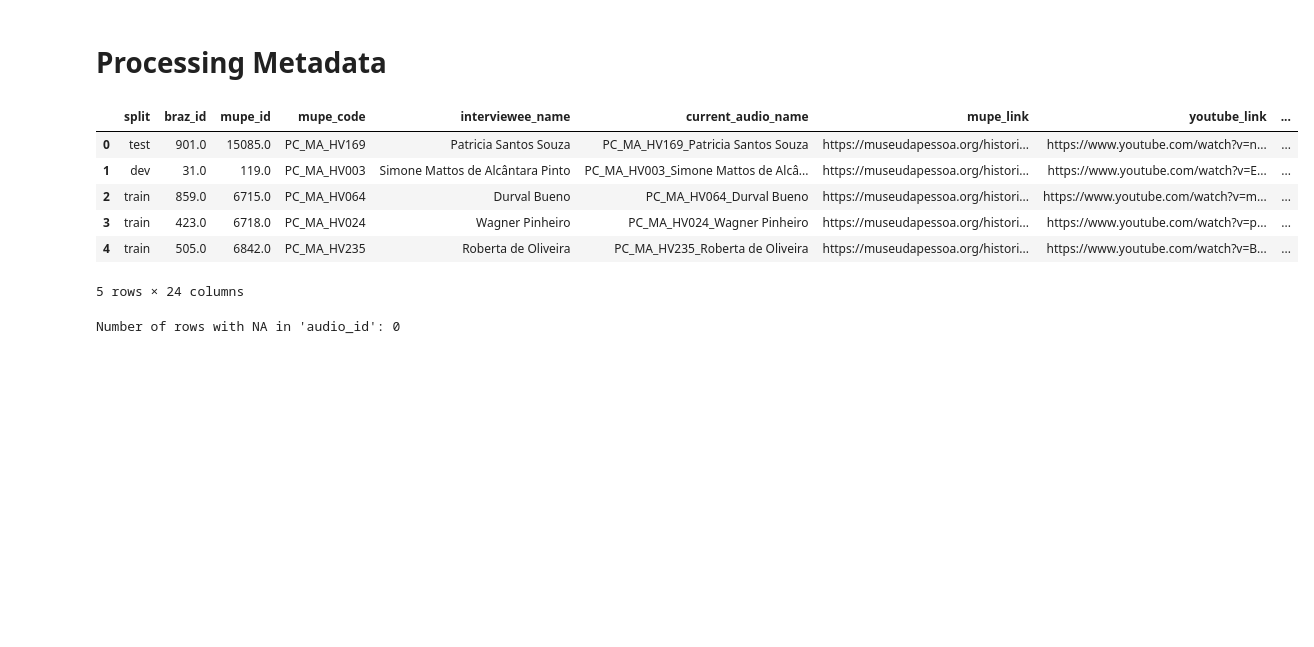
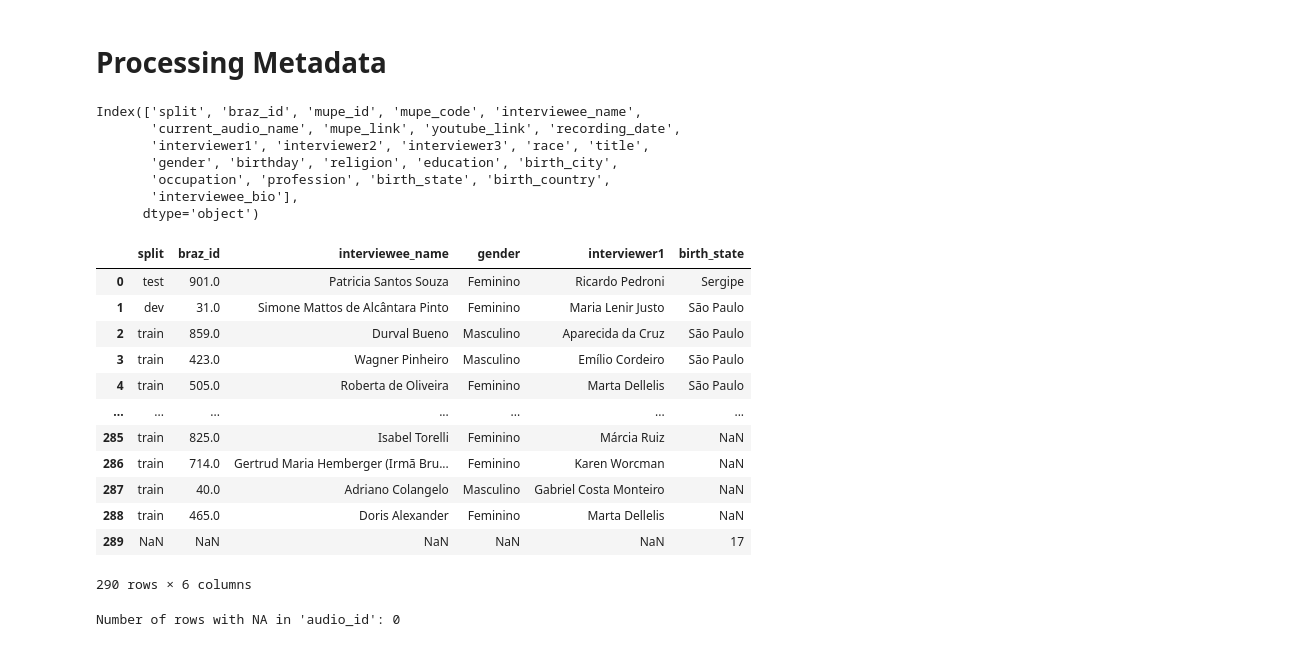
Before and after one commit to antonioMoreira/my-masters-degree, a Jupyter notebook: notebooks/mupe-dataset.ipynb, the cells around one changed output. Cells and saved outputs as stored; diff of their text form; code cells hidden in the pictures; blank space fills up the shorter version.

```diff
--- a/notebooks/mupe-dataset.ipynb
+++ b/notebooks/mupe-dataset.ipynb
@@ -121,15 +121,29 @@ Number of unique audio IDs: 250
 # Processing Metadata
 # %%
 mupe_metadata = pd.read_csv("/home/antonio-moreira/Documents/my-masters-degree/notebooks/TESTE_DEV_TRAIN_mupe_metadados_289.xlsx - df_full6.csv", sep=',')
-mupe_metadata.head()
+print(mupe_metadata.columns)
+mupe_metadata[['split', 'braz_id', 'interviewee_name', 'gender', 'interviewer1', 'birth_state']]
 # %% [output]
+Index(['split', 'braz_id', 'mupe_id', 'mupe_code', 'interviewee_name',
+       'current_audio_name', 'mupe_link', 'youtube_link', 'recording_date',
+       'interviewer1', 'interviewer2', 'interviewer3', 'race', 'title',
+       'gender', 'birthday', 'religion', 'education', 'birth_city',
+       'occupation', 'profession', 'birth_state', 'birth_country',
+       'interviewee_bio'],
+      dtype='object')
-|  | split | braz_id | mupe_id | mupe_code | interviewee_name | current_audio_name | mupe_link | youtube_link | ... |
-| 0 | test | 901.0 | 15085.0 | PC_MA_HV169 | Patricia Santos Souza | PC_MA_HV169_Patricia Santos Souza | https://museudapessoa.org/histori... | https://www.youtube.com/watch?v=n... | ... |
-| 1 | dev | 31.0 | 119.0 | PC_MA_HV003 | Simone Mattos de Alcântara Pinto | PC_MA_HV003_Simone Mattos de Alcâ... | https://museudapessoa.org/histori... | https://www.youtube.com/watch?v=E... | ... |
-| 2 | train | 859.0 | 6715.0 | PC_MA_HV064 | Durval Bueno | PC_MA_HV064_Durval Bueno | https://museudapessoa.org/histori... | https://www.youtube.com/watch?v=m... | ... |
-| 3 | train | 423.0 | 6718.0 | PC_MA_HV024 | Wagner Pinheiro | PC_MA_HV024_Wagner Pinheiro | https://museudapessoa.org/histori... | https://www.youtube.com/watch?v=p... | ... |
-| 4 | train | 505.0 | 6842.0 | PC_MA_HV235 | Roberta de Oliveira | PC_MA_HV235_Roberta de Oliveira | https://museudapessoa.org/histori... | https://www.youtube.com/watch?v=B... | ... |
+|  | split | braz_id | interviewee_name | gender | interviewer1 | birth_state |
+| 0 | test | 901.0 | Patricia Santos Souza | Feminino | Ricardo Pedroni | Sergipe |
+| 1 | dev | 31.0 | Simone Mattos de Alcântara Pinto | Feminino | Maria Lenir Justo | São Paulo |
+| 2 | train | 859.0 | Durval Bueno | Masculino | Aparecida da Cruz | São Paulo |
+| 3 | train | 423.0 | Wagner Pinheiro | Masculino | Emílio Cordeiro | São Paulo |
+| 4 | train | 505.0 | Roberta de Oliveira | Feminino | Marta Dellelis | São Paulo |
+| ... | ... | ... | ... | ... | ... | ... |
+| 285 | train | 825.0 | Isabel Torelli | Feminino | Márcia Ruiz | NaN |
+| 286 | train | 714.0 | Gertrud Maria Hemberger (Irmã Bru... | Feminino | Karen Worcman | NaN |
+| 287 | train | 40.0 | Adriano Colangelo | Masculino | Gabriel Costa Monteiro | NaN |
+| 288 | train | 465.0 | Doris Alexander | Feminino | Marta Dellelis | NaN |
+| 289 | NaN | NaN | NaN | NaN | NaN | 17 |
-5 rows × 24 columns
+290 rows × 6 columns
 # %%
 def preprocess_metadata_dataset(df:pd.DataFrame) -> pd.DataFrame:
     df = df.copy()
```
Also changed, not shown: parts of 1 cell of this notebook, 11 other files.
